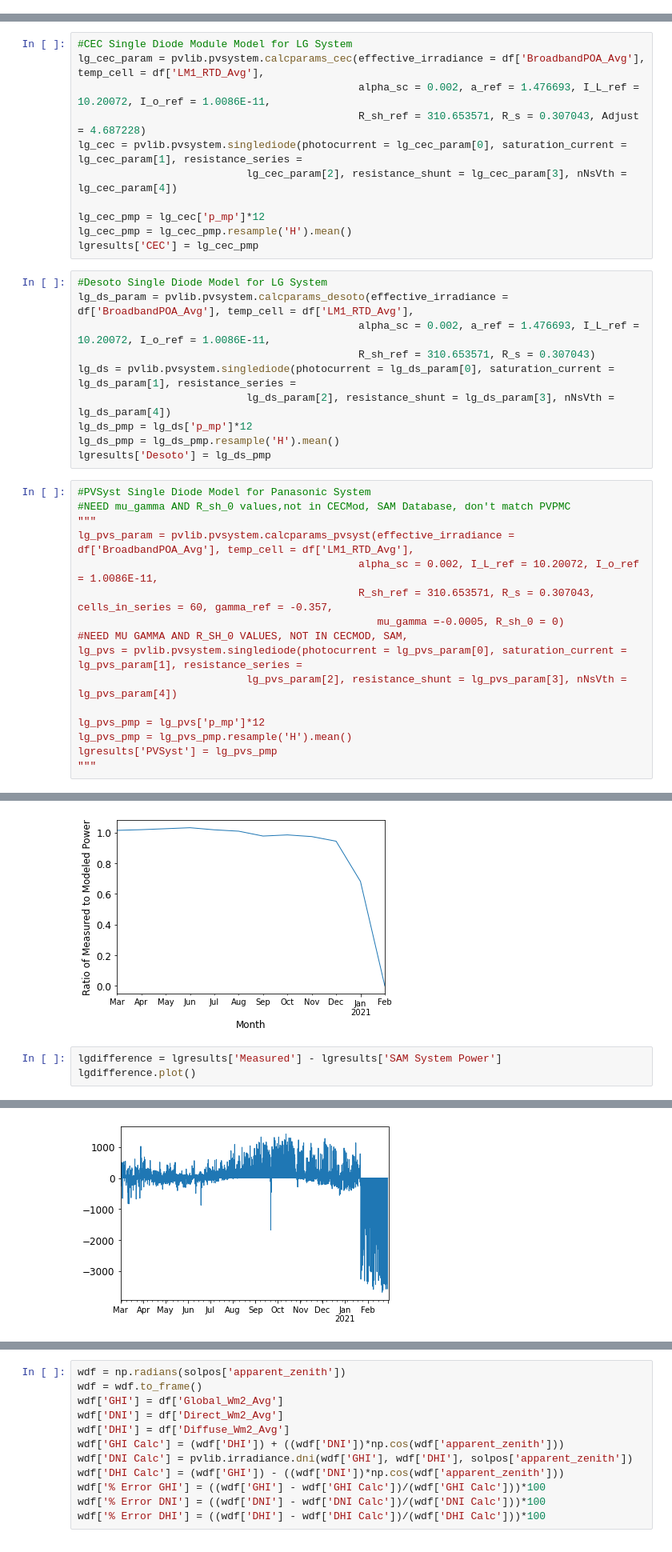
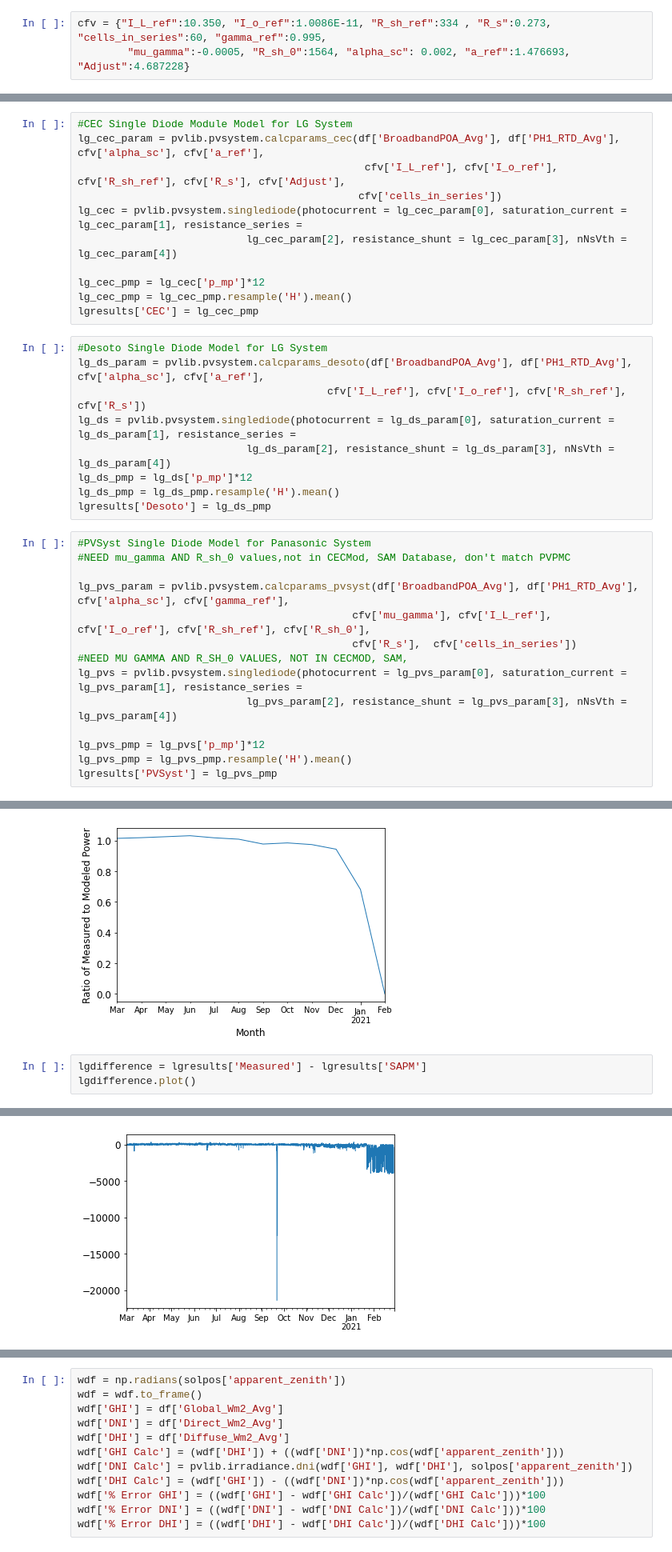
Before and after one commit to lmdeville/PV-Modeling, a Jupyter notebook: PVLT_Pan_LG.ipynb, the cells around one changed output, grey strips where cells are left out. Shown at 80% size. Drawn from its saved outputs; the diff is of its cells as text.

```diff
--- a/PVLT_Pan_LG.ipynb
+++ b/PVLT_Pan_LG.ipynb
@@ -356,6 +373,9 @@ module = {"Vintage":"2017", "Area":"1.71", "Material": "c-Si", "Cells_in_Series"
           "A0":0.967748, "A1":0.023426, "A2":-0.0008, "A3":-0.00037, "A4":0.00003219, "A":-3.57414, "B":-0.1184,
          "B5":-1.49207E-09, "B4":2.33152E-07, "B3":-1.35142E-05, "B2":0.000313806, "B1":-0.00248674, "B0":1, "FD":1,
          "IXO":0, "IXXO":0, "C4":0, "C5":0, "C6":0, "C7":0}
+# %%
+cfv = {"I_L_ref":10.350, "I_o_ref":1.0086E-11, "R_sh_ref":334 , "R_s":0.273, "cells_in_series":60, "gamma_ref":0.995,
+        "mu_gamma":-0.0005, "R_sh_0":1564, "alpha_sc": 0.002, "a_ref":1.476693, "Adjust":4.687228}
 # %%
 #Generate a DateTime Index for the SAM data
 date_rng = pd.date_range(start='3/1/2020', end='3/1/2021', freq='H')
@@ -391,9 +413,9 @@ lgh_pvwatts = lg_pvwatts.resample('H').mean()
 lgresults['PVWatts'] = lgh_pvwatts
 # %%
 #CEC Single Diode Module Model for LG System
-lg_cec_param = pvlib.pvsystem.calcparams_cec(effective_irradiance = df['BroadbandPOA_Avg'], temp_cell = df['LM1_RTD_Avg'],
-                                             alpha_sc = 0.002, a_ref = 1.476693, I_L_ref = 10.20072, I_o_ref = 1.0086E-11,
-                                             R_sh_ref = 310.653571, R_s = 0.307043, Adjust = 4.687228)
+lg_cec_param = pvlib.pvsystem.calcparams_cec(df['BroadbandPOA_Avg'], df['PH1_RTD_Avg'], cfv['alpha_sc'], cfv['a_ref'],
+                                              cfv['I_L_ref'], cfv['I_o_ref'], cfv['R_sh_ref'], cfv['R_s'], cfv['Adjust'],
+                                             cfv['cells_in_series'])
 lg_cec = pvlib.pvsystem.singlediode(photocurrent = lg_cec_param[0], saturation_current = lg_cec_param[1], resistance_series =
                            lg_cec_param[2], resistance_shunt = lg_cec_param[3], nNsVth = lg_cec_param[4])
 
@@ -402,9 +424,8 @@ lg_cec_pmp = lg_cec_pmp.resample('H').mean()
 lgresults['CEC'] = lg_cec_pmp
 # %%
 #Desoto Single Diode Model for LG System
-lg_ds_param = pvlib.pvsystem.calcparams_desoto(effective_irradiance = df['BroadbandPOA_Avg'], temp_cell = df['LM1_RTD_Avg'],
-                                             alpha_sc = 0.002, a_ref = 1.476693, I_L_ref = 10.20072, I_o_ref = 1.0086E-11,
-                                             R_sh_ref = 310.653571, R_s = 0.307043)
+lg_ds_param = pvlib.pvsystem.calcparams_desoto(df['BroadbandPOA_Avg'], df['PH1_RTD_Avg'], cfv['alpha_sc'], cfv['a_ref'],
+                                        cfv['I_L_ref'], cfv['I_o_ref'], cfv['R_sh_ref'], cfv['R_s'])
 lg_ds = pvlib.pvsystem.singlediode(photocurrent = lg_ds_param[0], saturation_current = lg_ds_param[1], resistance_series =
                            lg_ds_param[2], resistance_shunt = lg_ds_param[3], nNsVth = lg_ds_param[4])
 lg_ds_pmp = lg_ds['p_mp']*12
@@ -413,11 +434,10 @@ lgresults['Desoto'] = lg_ds_pmp
 # %%
 #PVSyst Single Diode Model for Panasonic System
 #NEED mu_gamma AND R_sh_0 values,not in CECMod, SAM Database, don't match PVPMC
-"""
-lg_pvs_param = pvlib.pvsystem.calcparams_pvsyst(effective_irradiance = df['BroadbandPOA_Avg'], temp_cell = df['LM1_RTD_Avg'],
-                                             alpha_sc = 0.002, I_L_ref = 10.20072, I_o_ref = 1.0086E-11,
-                                             R_sh_ref = 310.653571, R_s = 0.307043, cells_in_series = 60, gamma_ref = -0.357,
-                                                mu_gamma =-0.0005, R_sh_0 = 0)
+
+lg_pvs_param = pvlib.pvsystem.calcparams_pvsyst(df['BroadbandPOA_Avg'], df['PH1_RTD_Avg'], cfv['alpha_sc'], cfv['gamma_ref'],
+                                            cfv['mu_gamma'], cfv['I_L_ref'], cfv['I_o_ref'], cfv['R_sh_ref'], cfv['R_sh_0'],
+                                            cfv['R_s'],  cfv['cells_in_series'])
 #NEED MU GAMMA AND R_SH_0 VALUES, NOT IN CECMOD, SAM,
 lg_pvs = pvlib.pvsystem.singlediode(photocurrent = lg_pvs_param[0], saturation_current = lg_pvs_param[1], resistance_series =
                            lg_pvs_param[2], resistance_shunt = lg_pvs_param[3], nNsVth = lg_pvs_param[4])
@@ -425,4 +445,3 @@ lg_pvs = pvlib.pvsystem.singlediode(photocurrent = lg_pvs_param[0], saturation_c
 lg_pvs_pmp = lg_pvs['p_mp']*12
 lg_pvs_pmp = lg_pvs_pmp.resample('H').mean()
 lgresults['PVSyst'] = lg_pvs_pmp
-"""
@@ -482,10 +504,10 @@ plt.ylabel('Ratio of Measured to Modeled Power')
 Text(0, 0.5, 'Ratio of Measured to Modeled Power')
 [figure]
 # %%
-lgdifference = lgresults['Measured'] - lgresults['SAM System Power']
+lgdifference = lgresults['Measured'] - lgresults['SAPM']
 lgdifference.plot()
 # %% [output]
 <AxesSubplot:>
-[figure, old version]
+[figure, new version]
 # %%
 #Plot modeled vs measured power to see the linearity
```
Also changed, not shown: parts of 14 cells of this notebook.
